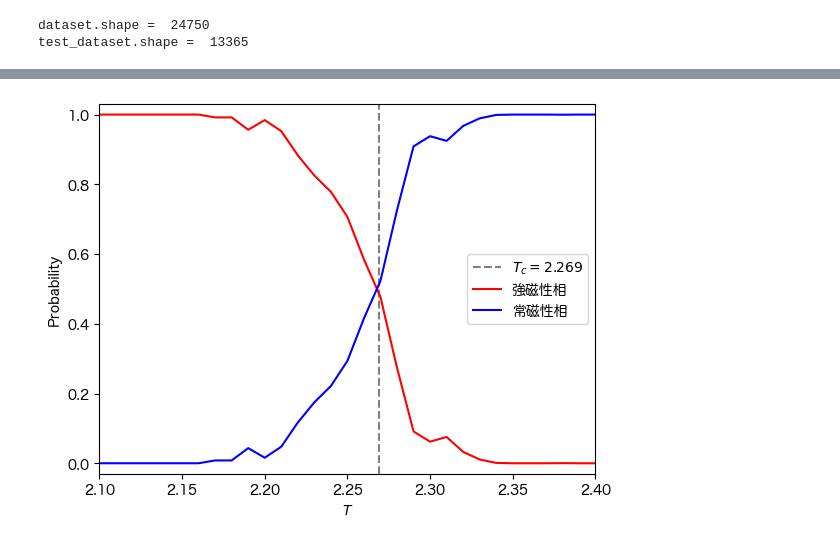
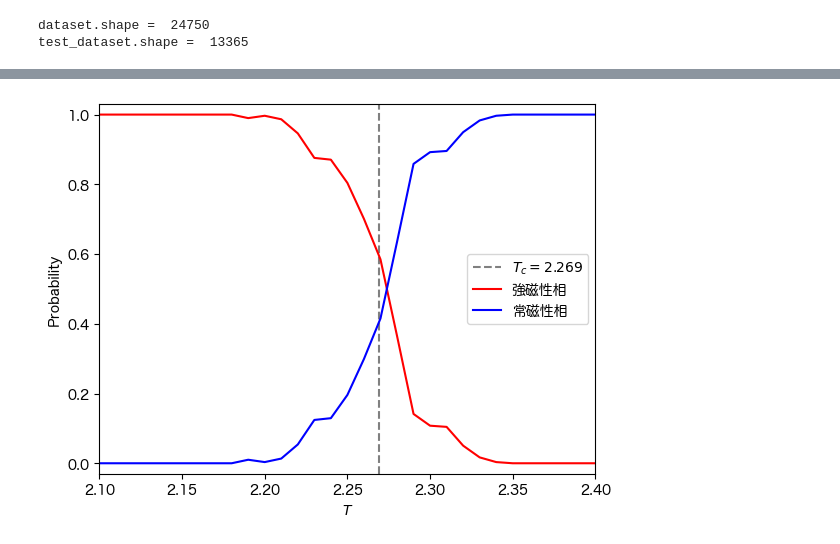
Before and after one commit to tatsuya0926/spin-configuration-learning, a Jupyter notebook: learning/train/train_cnn_Ising.ipynb, the cells around one changed output, grey strips where cells are left out. Cells and saved outputs as stored; diff of their text form; code cells hidden in the pictures.

```diff
--- a/learning/train/train_cnn_Ising.ipynb
+++ b/learning/train/train_cnn_Ising.ipynb
@@ -71,9 +71,9 @@ _, _, test_dataset = create_train_data_hold_out(
     total_label=2,
     L=L,
     model_name="2d_Ising",
-    correlation_configuration=True
+    # correlation_configuration=True
 )
-BATCH_SIZE=1024
+BATCH_SIZE=4096
 test_loader = DataLoader(test_dataset, batch_size=BATCH_SIZE, shuffle=False)
 print("dataset.shape = ", len(dataset))
 print("test_dataset.shape = ", len(test_dataset))
@@ -89,9 +89,9 @@ class CNNClassifier(nn.Module):
         self.conv3 = nn.Conv2d(128, 256, 3, 1)
         self.dropout1 = nn.Dropout(0.25)
         self.dropout2 = nn.Dropout(0.5)
-        self.fc1 = nn.Linear(7*7*512, 512)
-        self.fc2 = nn.Linear(512, 96)
-        self.fc3 = nn.Linear(96, target_size)
+        self.fc1 = nn.Linear(14*14*128, 96)
+        self.fc2 = nn.Linear(96, 64)
+        self.fc3 = nn.Linear(64, target_size)
         self.relu = nn.ReLU()
 
     def forward(self, x):
@@ -204,32 +220,25 @@ Classification Report:
 # %%
-y1s_mean, y2s_mean = np.empty(nconf), np.empty(nconf)
-niter = 10
-for iter in range(niter):
-    model = torch.load(f"../models/2d_Ising_config/2d_Ising_model_classifier_{iter}.pth")
-    # model = torch.load(f"../models/2d_Ising_spin_list/2d_Ising_model_classifier_{iter}.pth")
-    model.eval()
-    answer_test, prediction_test, temps = [], [], []
-    with torch.no_grad():
-        for data, temp, target in test_loader:
-            data = data.to(device)
-            output = model(data)
-            pred = output.argmax(dim=1, keepdim=False)
-            prediction_test += list(pred.cpu().numpy())
-            answer_test += list(target.cpu().numpy())
-            temps += list(temp.cpu().numpy())
-    xs, y1s, y2s = inference(len(test_dataset), temps, prediction_test, target_size)
-    y1s_mean += y1s
-    y2s_mean += y2s
-y1s_mean /= niter
-y2s_mean /= niter
+model = torch.load("../models/2d_Ising_spin_list/2d_Ising_model_classifier_0.pth")
+# model = torch.load("../models/2d_Ising_config/2d_Ising_model_classifier_0.pth")
+model.eval()
+answer_test, prediction_test, temps = [], [], []
+with torch.no_grad():
+    for data, temp, target in test_loader:
+        data = data.to(device)
+        output = model(data)
+        pred = output.argmax(dim=1, keepdim=False)
+        prediction_test += list(pred.cpu().numpy())
+        answer_test += list(target.cpu().numpy())
+        temps += list(temp.cpu().numpy())
+xs, y1s, y2s = inference(len(test_dataset), temps, prediction_test, target_size)
 plt.axvline(x=T_cr, ymin=0, ymax=1, ls="dashed", color="gray", label=r"$T_c={}$".format(T_cr))
 plt.xlim(t_start,t_end)
 plt.ylim(-0.03,1.03)
-plt.plot(xs, y1s_mean, label=r"強磁性相", color="red")
-plt.plot(xs, y2s_mean, label=r"常磁性相", color="blue")
+plt.plot(xs, y1s, label=r"強磁性相", color="red")
+plt.plot(xs, y2s, label=r"常磁性相", color="blue")
 plt.legend()
 plt.xlabel(r"$T$")
 plt.ylabel(r"Probability")
 plt.show()
 # %% [output]
-[figure, old version]
+[figure, new version]
```
Also changed, not shown: parts of 3 cells of this notebook, 27 other files.
